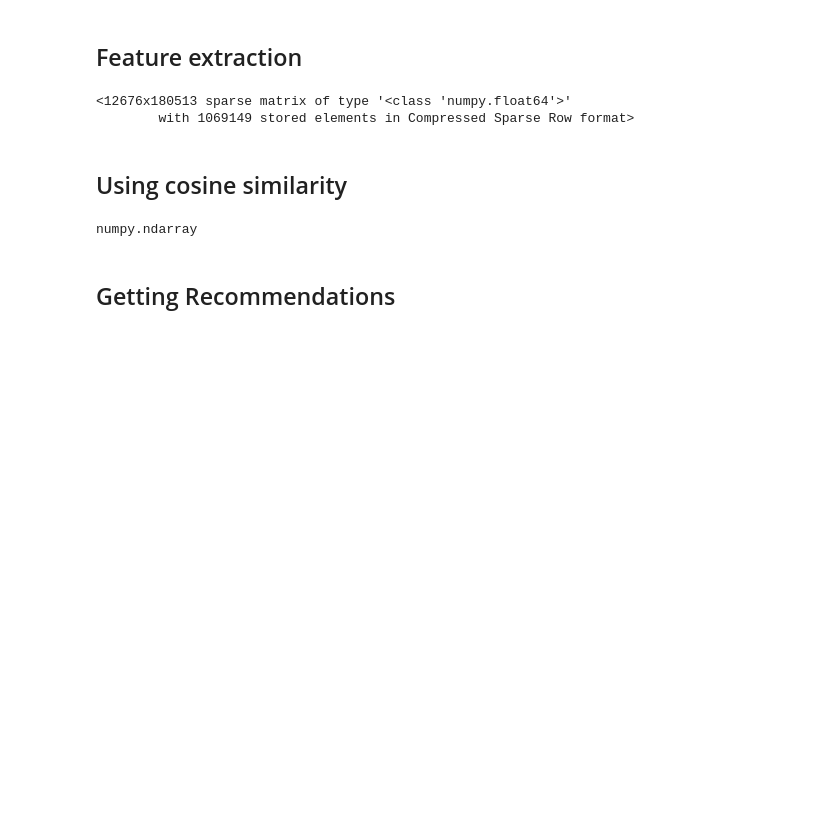
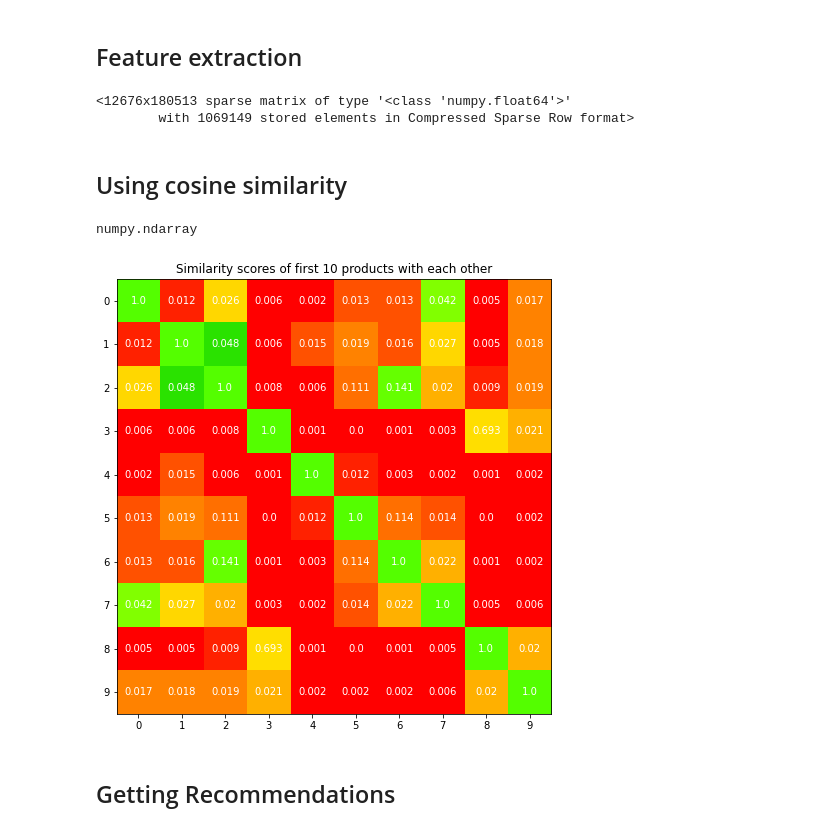
Before and after one commit to amruthaa08/Recommendation_system, a Jupyter notebook: notebooks/cosine_similarity_model.ipynb, the cells around one changed output. Drawn from its saved outputs; the diff is of its cells as text; code cells hidden in the pictures; blank space fills up the shorter version.

Commit message:
CF using cosine similarity

```diff
--- a/notebooks/cosine_similarity_model.ipynb
+++ b/notebooks/cosine_similarity_model.ipynb
@@ -35,6 +35,25 @@ cos_sim = cosine_similarity(extracted_features, extracted_features)
 type(cos_sim)
 # %% [output]
 numpy.ndarray
+# %%
+# visualising similarity scores
+import matplotlib.pyplot as plt
+import numpy as np
+fig, ax = plt.subplots(figsize = (8,8))
+im = ax.imshow(cos_sim[:10, :10], cmap = 'prism')
+
+for i in range(10):
+    for j in range(10):
+        text = ax.text(j, i, cos_sim[i, j].round(3),
+                       ha="center", va="center", color="w")
+
+ax.set_xticks(np.arange(10))
+ax.set_yticks(np.arange(10))
+
+plt.title('Similarity scores of first 10 products with each other')
+plt.show()
+# %% [output]
+[figure, added]
 # %% [markdown]
 ## Getting Recommendations
 # %%
```
